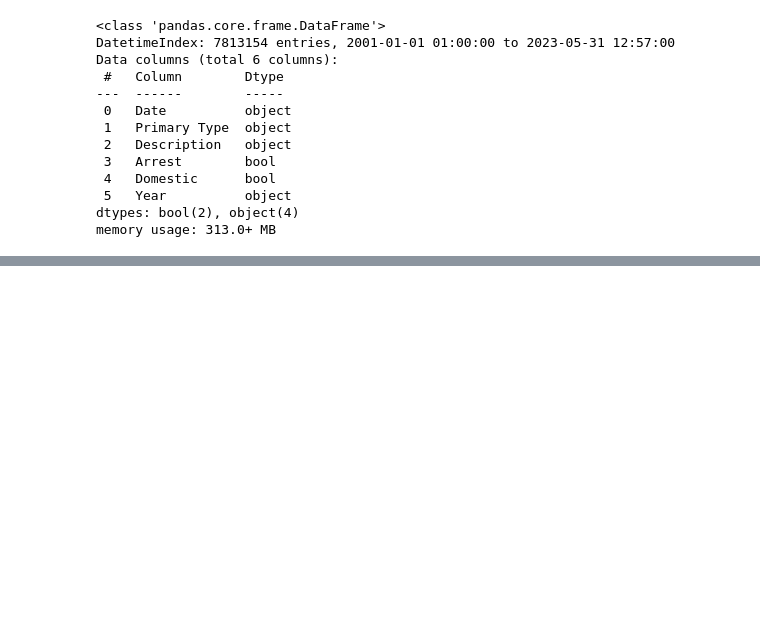
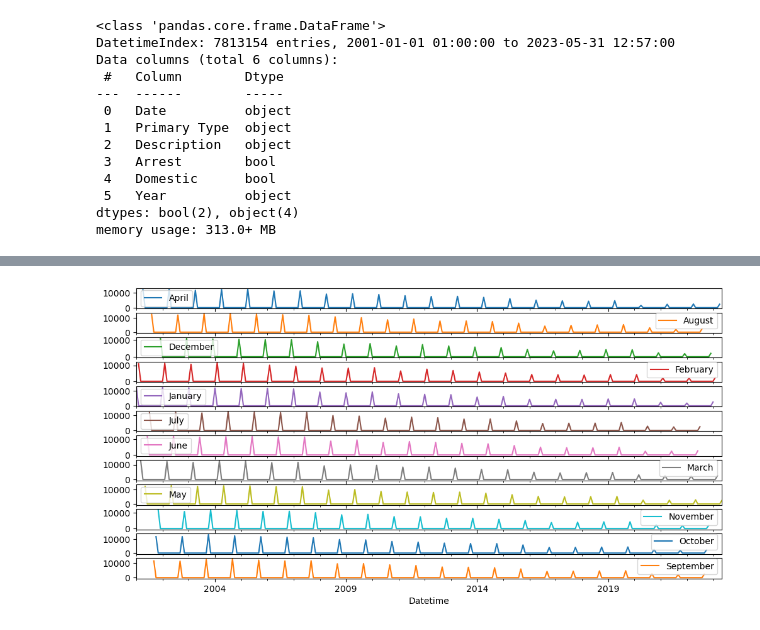
Before and after one commit to sharclark/preparing-chicago-crime-data, a Jupyter notebook: Chicago Crime Data Analysis.ipynb, the cells around one changed output, grey strips where cells are left out. Saved outputs shown, nothing was run; the diff lists cells and outputs as text; code cells hidden in the pictures; blank space fills up the shorter version.

```diff
--- a/Chicago Crime Data Analysis.ipynb
+++ b/Chicago Crime Data Analysis.ipynb
@@ -596,6 +585,6 @@ Data columns (total 6 columns):
 dtypes: bool(2), object(4)
 memory usage: 313.0+ MB
 # %%
-df3['Month']= df3['Datetime'].dt.month_name()
+df3['DTdate']= pd.to_datetime(df3['Date'], errors = 'coerce')
 df3
 # %% [output]
@@ -602,0 +622,2 @@ KeyError: 'Datetime'
+# %%
+df3['Month'] = df3['DTdate'].dt.month_name()
@@ -603,4 +641,3 @@ KeyError: 'Datetime'
 # %%
-import datetime as dt
-m_format = '%b'
-df3['Month']=
+df3_res = df3.groupby('Month').resample('M').sum()
+df3_res
@@ -606,0 +659,3 @@ df3['Month']=
+# %%
+unstacked3 = df3_res.unstack(level = 0)
+unstacked3
@@ -606,0 +678,4 @@ df3['Month']=
+# %%
+ax = unstacked3['Arrest'].plot(figsize = (12,6), subplots = True)
+# %% [output]
+[figure, added]
```
Also changed, not shown: parts of 6 cells of this notebook.
